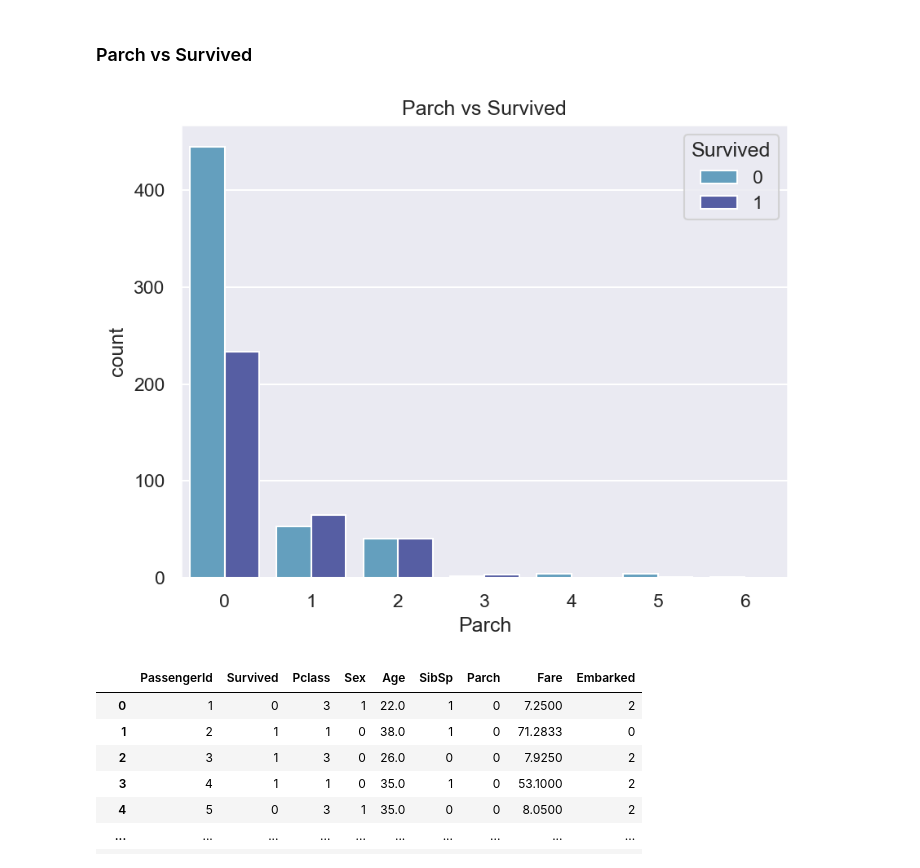
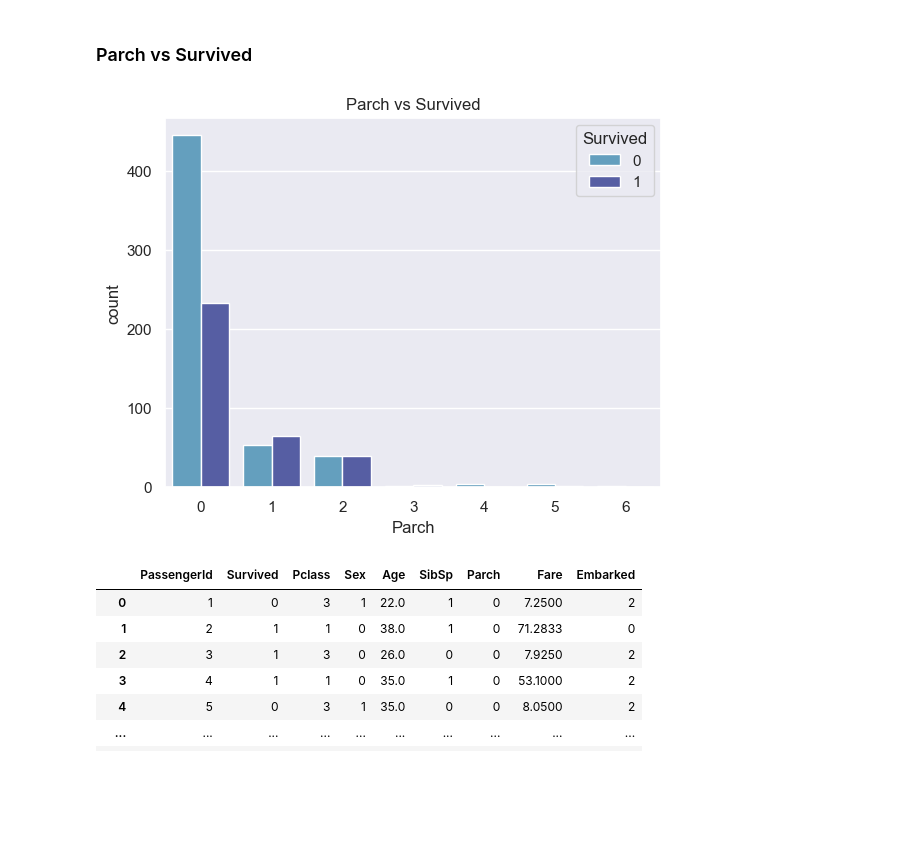
Before and after one commit to CryptoOutlook/CODSOFT, a Jupyter notebook: titanic.ipynb, the cells around one changed output. Saved outputs shown, nothing was run; the diff lists cells and outputs as text; code cells hidden in the pictures; blank space fills up the shorter version.

```diff
--- a/titanic.ipynb
+++ b/titanic.ipynb
@@ -328,14 +328,14 @@ plt.show()
 # %% [markdown]
 ### Parch vs Survived
 # %%
-plt.figure(dpi=150)
+plt.figure(dpi=100)
 
 sns.countplot(data=df, x='Parch', hue='Survived', palette=sns.color_palette('icefire'))
 
 plt.title('Parch vs Survived')
 plt.show()
 # %% [output]
-[figure, old version]
+[figure, new version]
 # %%
 df.drop(labels=['Name', 'Cabin', 'Ticket'], axis=1, inplace=True)
 # %%
```
Also changed, not shown: parts of 13 cells of this notebook.
